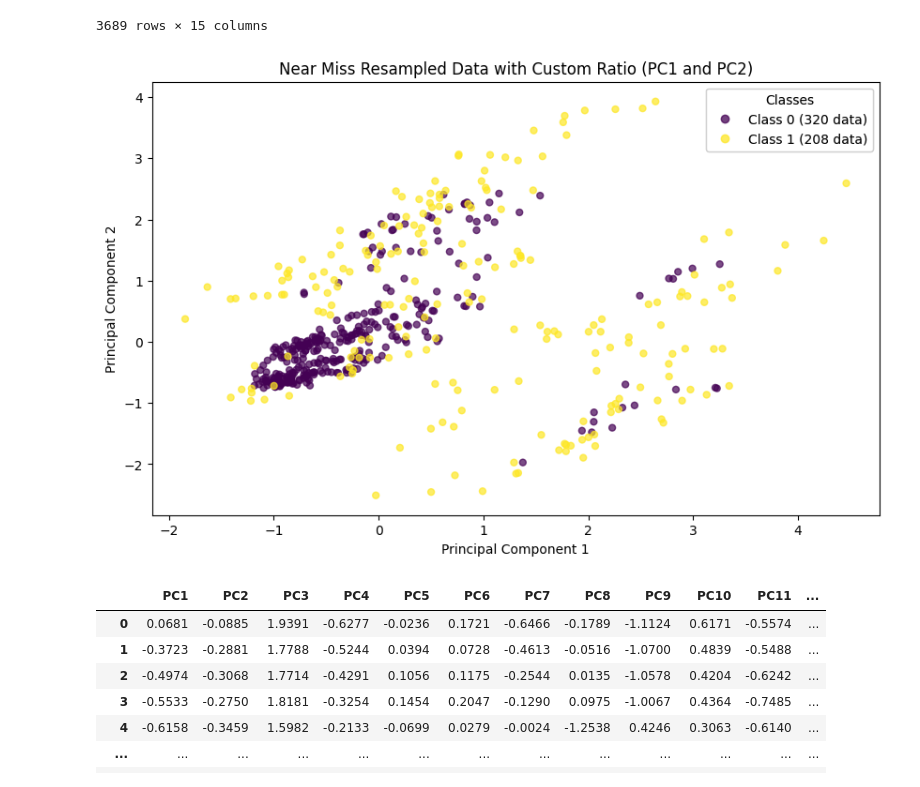
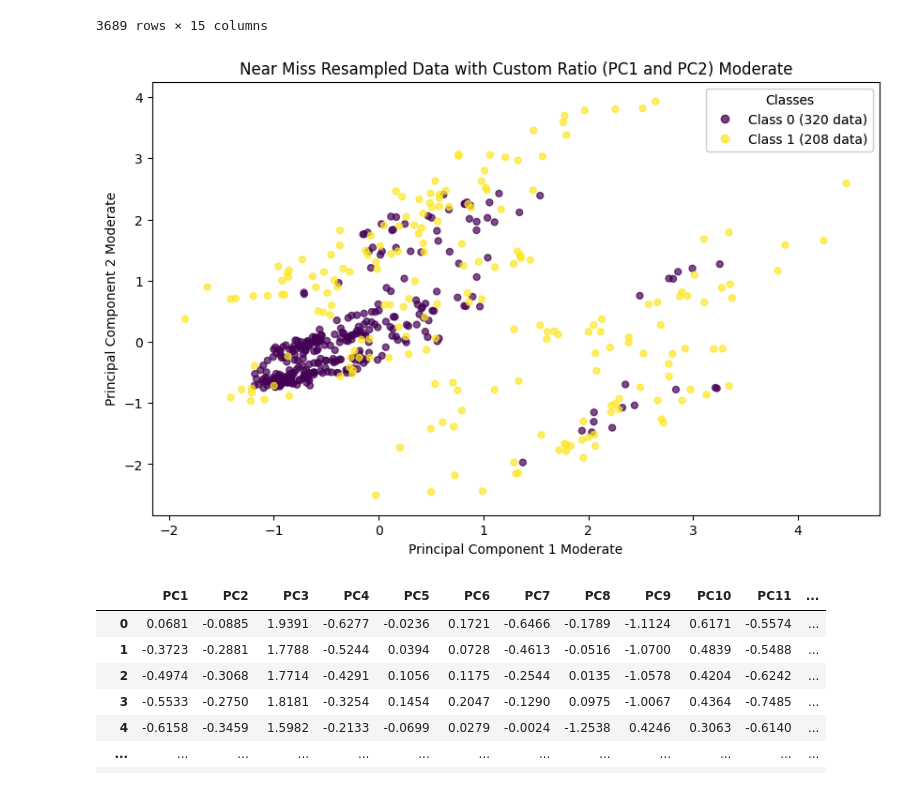
Before and after one commit to avillarafi45/TugasAkhirStrokePrediction, a Jupyter notebook: TugasAkhir.ipynb, the cells around one changed output. Drawn from its saved outputs; the diff is of its cells as text; code cells hidden in the pictures.

```diff
--- a/TugasAkhir.ipynb
+++ b/TugasAkhir.ipynb
@@ -879,7 +879,7 @@ n_init=50: Silhouette Score=0.1920973759763912
 X_pca = df_pca_result[['PC1', 'PC2']].values
 
 # Inisialisasi model K-Means dengan jumlah cluster yang diinginkan
-kmeans = KMeans(n_clusters=6, n_init=30)
+kmeans = KMeans(n_clusters=5, n_init=10)
 
 # Menentukan label cluster untuk setiap data hasil PCA
 cluster_labels = kmeans.fit_predict(X_pca)  # X_pca adalah hasil PCA
@@ -891,14 +891,14 @@ df_pca_result['Cluster'] = cluster_labels
 plt.figure(figsize=(10, 6))
 
 # Plot klaster
-for cluster in range(6):
+for cluster in range(5):
     cluster_data = df_pca_result[df_pca_result["Cluster"] == cluster]
     plt.scatter(cluster_data["PC1"], cluster_data["PC2"], label=f'Cluster {cluster}')
 
 # Tambahkan label dan judul
-plt.title('K-Means Clustering with PCA Components')
-plt.xlabel('Principal Component 1')
-plt.ylabel('Principal Component 2')
+plt.title('K-Means Clustering with PCA Components (Moderate)')
+plt.xlabel('Principal Component 1 (Moderate)')
+plt.ylabel('Principal Component 2 (Moderate)')
 plt.legend()
 plt.show()
 # %% [output]
@@ -950,37 +950,37 @@ df_resampled_custom['stroke'] = y_resampled_custom
 
 # Tambahkan kembali kolom 'Cluster'
 df_resampled_custom['Cluster'] = cluster_labels[:len(df_resampled_custom)]
 
 # Bulatkan nilai hasil Near Miss Resampling dengan rasio kustom ke 4 angka di belakang koma
 df_resampled_custom_rounded = df_resampled_custom.round(4)
 
 # Menyimpan hasil Near Miss Resampling dengan rasio kustom yang sudah dibulatkan ke file CSV
 result_csv_path_resampled_custom = 'D:/Tugas Akhir/Stroke/data_hasil_nearmiss.csv'
 df_resampled_custom_rounded.to_csv(result_csv_path_resampled_custom, index=False)
 
 # Hitung jumlah data untuk masing-masing kelas setelah resampling dengan rasio kustom
 count_class_0_custom = df_resampled_custom_rounded[df_resampled_custom_rounded['stroke'] == 0].shape[0]
 count_class_1_custom = df_resampled_custom_rounded[df_resampled_custom_rounded['stroke'] == 1].shape[0]
 
 # Visualisasi data setelah resampling dengan rasio kustom
 plt.figure(figsize=(10, 6))
 scatter_resampled_custom = plt.scatter(df_resampled_custom_rounded['PC1'], df_resampled_custom_rounded['PC2'], c=df_resampled_custom_rounded['stroke'], cmap='viridis', marker='o', s=25, alpha=0.7)
 
 # Tambahkan legenda untuk kelas
 legend_resampled_custom = plt.legend(*scatter_resampled_custom.legend_elements(), title="Classes")
 # Tambahkan keterangan jumlah data pada legend
 legend_resampled_custom.texts[0].set_text(f'Class 0 ({count_class_0_custom} data)')
 legend_resampled_custom.texts[1].set_text(f'Class 1 ({count_class_1_custom} data)')
 
 plt.gca().add_artist(legend_resampled_custom)
 
 # Tambahkan label dan judul
-plt.title('Near Miss Resampled Data with Custom Ratio (PC1 and PC2)')
-plt.xlabel('Principal Component 1')
-plt.ylabel('Principal Component 2')
+plt.title('Near Miss Resampled Data with Custom Ratio (PC1 and PC2) Moderate')
+plt.xlabel('Principal Component 1 Moderate')
+plt.ylabel('Principal Component 2 Moderate')
 plt.show()
 # %% [output]
-[figure, old version]
+[figure, new version]
 # %%
 df_resampled_custom_rounded
 # %% [output]
```
Also changed, not shown: parts of 9 cells of this notebook, 2 other files.
